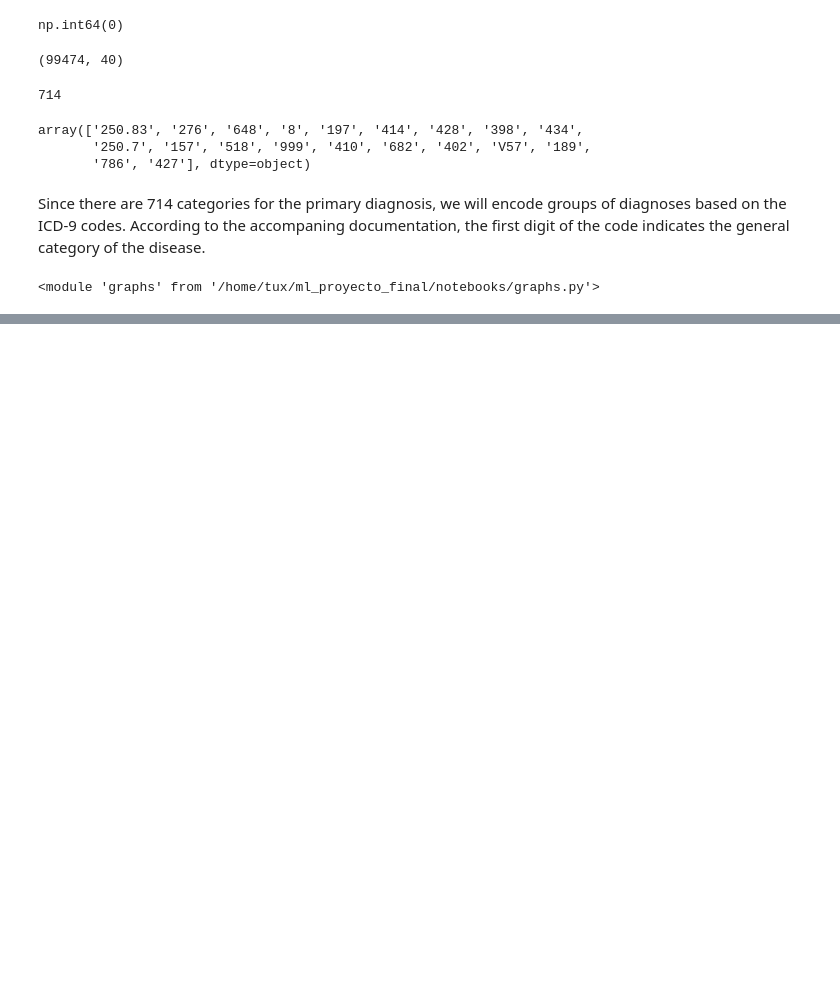
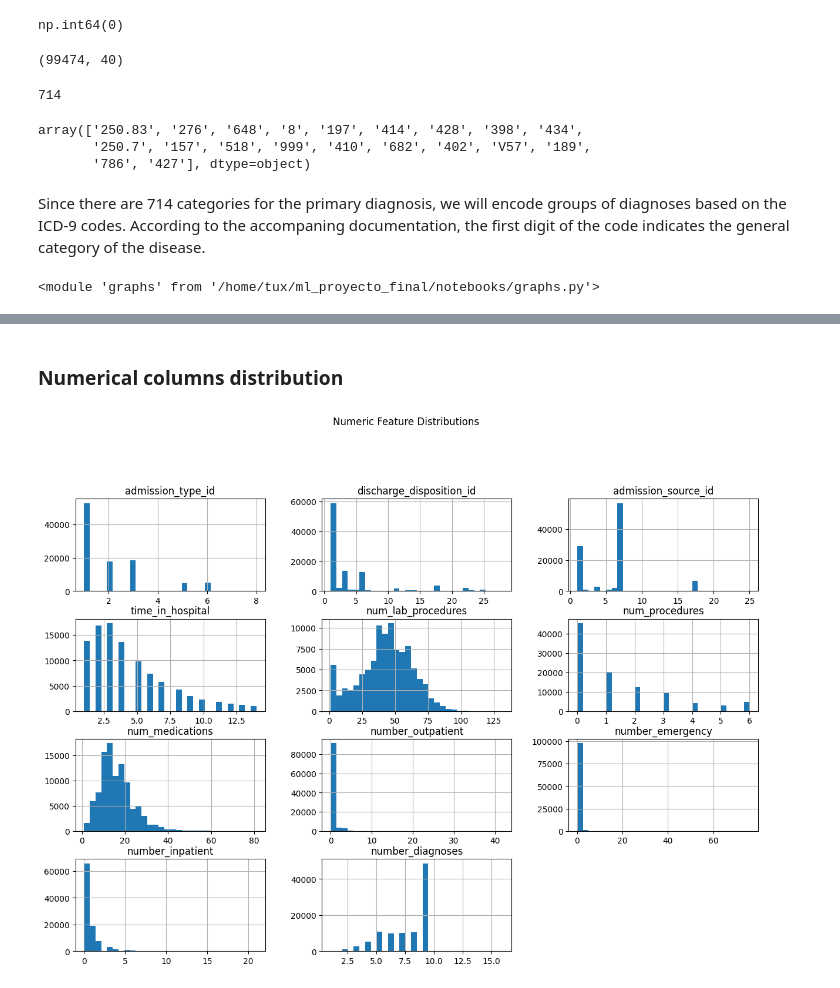
Before and after one commit to jariel17/ml_models, a Jupyter notebook: notebooks/unsupervised_learning/diabetes_patients_clustering/eda.ipynb, the cells around one changed output, grey strips where cells are left out. Saved outputs shown, nothing was run; the diff lists cells and outputs as text; code cells hidden in the pictures; blank space fills up the shorter version.

```diff
--- a/notebooks/unsupervised_learning/diabetes_patients_clustering/eda.ipynb
+++ b/notebooks/unsupervised_learning/diabetes_patients_clustering/eda.ipynb
@@ -196,7 +196,7 @@ cols_to_drop = [
     'diag_2'
     ]
 # %%
-df_cleaned = df.drop(columns=cols_to_drop)
+df_no_missing = df.drop(columns=cols_to_drop)
 # %%
-df_cleaned = df_cleaned.dropna()
+df_no_missing = df_no_missing.dropna()
 # %%
@@ -231,0 +345,10 @@ df_cleaned.to_csv(processed_path, index=False)
+# %% [markdown]
+### Numerical columns distribution
+# %%
+num_cols = df_cleaned.select_dtypes(include="number").columns
+
+df_cleaned[num_cols].hist(bins=30, figsize=(15,10))
+plt.suptitle("Numeric Feature Distributions", y=1.02)
+plt.show()
+# %% [output]
+[figure, added]
```
Also changed, not shown: parts of 24 cells of this notebook.
